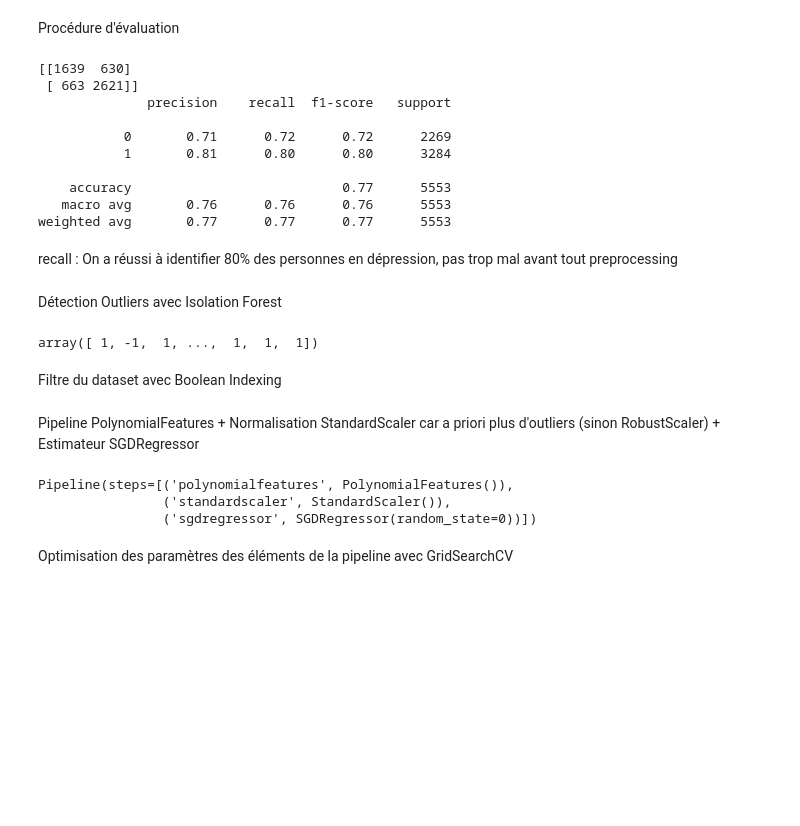
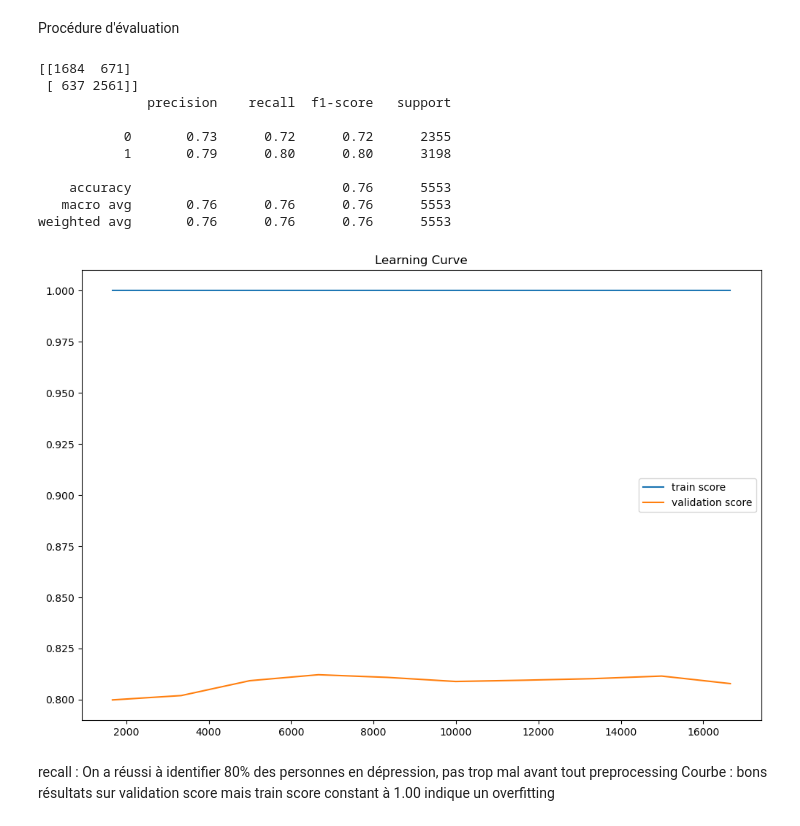
Before and after one commit to Nemios/DataTrek, a Jupyter notebook: DataTrek.ipynb, the cells around one changed output. Drawn from its saved outputs; the diff is of its cells as text; code cells hidden in the pictures; blank space fills up the shorter version.

```diff
--- a/DataTrek.ipynb
+++ b/DataTrek.ipynb
@@ -444,55 +476,74 @@ X_encoded.head()
 Train Test Split
 # %%
 from sklearn.model_selection import train_test_split
-X_train, X_test, y_train, y_test = train_test_split(X_encoded,y,test_size=0.2)
+
+# on fait un split pour l'encodage onehot car c'est celui qu'on utilisera ensuite
+
+
+
+X_train, X_test, y_train, y_test = train_test_split(X_onehot_encoded, y, test_size=0.2)
 # %% [markdown]
 3. Modélisation : premier modèle rapide, Decision Tree
 # %%
 from sklearn.tree import DecisionTreeClassifier
-model = DecisionTreeClassifier(random_state=0)
+
+
+
+model1 = DecisionTreeClassifier(random_state=0)
+
+
 # random_state tres important car garantit que l'on va évaluer les différents modèles de la même façon par rapport à l'aléatoire
 # %% [markdown]
 Procédure d'évaluation
 # %%
 from sklearn.metrics import f1_score, confusion_matrix, classification_report
+
+
 # f1_score permet de déterminer faux-positifs, faux-négatifs, etc
+
+
 from sklearn.model_selection import learning_curve
+
+
 # permet de comprendre si le modele est en overfitting ou en underfitting
 
+
+
 def evaluation(model):
+
     model.fit(X_train, y_train)
+
     ypred = model.predict(X_test)
 
     print(confusion_matrix(y_test, ypred))
+
     print(classification_report(y_test, ypred))
 
-    N, train_score, val_score = learning_curve(model, X_train, y_train, cv=4, scoring="f1",train_sizes=np.linspace(0.1,1,10))
+    N, train_score, val_score = learning_curve(
+        model, X_train, y_train, cv=4, scoring="f1", train_sizes=np.linspace(0.1, 1, 10)
+    )
 
-    plt.figure(figsize=(12,8))
+    plt.figure(figsize=(12, 8))
+
     plt.plot(N, train_score.mean(axis=1), label="train score")
+
+    plt.plot(N, val_score.mean(axis=1), label="validation score")
+    plt.title("Learning Curve")
+    plt.legend()
 # %%
-evaluation(model)
+evaluation(model1)
 # %% [output]
-[[1639  630]
- [ 663 2621]]
+[[1684  671]
+ [ 637 2561]]
               precision    recall  f1-score   support
 
-           0       0.71      0.72      0.72      2269
-           1       0.81      0.80      0.80      3284
+           0       0.73      0.72      0.72      2355
+           1       0.79      0.80      0.80      3198
 
-    accuracy                           0.77      5553
+    accuracy                           0.76      5553
    macro avg       0.76      0.76      0.76      5553
-weighted avg       0.77      0.77      0.77      5553
+weighted avg       0.76      0.76      0.76      5553
+[figure, added]
 # %% [markdown]
 recall : On a réussi à identifier 80% des personnes en dépression, pas trop mal avant tout preprocessing
+Courbe : bons résultats sur validation score mais train score constant à 1.00 indique un overfitting
-# %% [markdown]
-Détection Outliers avec Isolation Forest
-# %%
-from sklearn.ensemble import IsolationForest
-model = IsolationForest(random_state=0, contamination=0.01)
-model.fit(X_encoded)
-model.predict(X_encoded) # tableau de -1 (anomalie) et de 1 (anomalie)
-# %% [output]
-array([ 1, -1,  1, ...,  1,  1,  1])
-# %% [markdown]
-Filtre du dataset avec Boolean Indexing
@@ -502,16 +549,0 @@ model = model.predict(X_encoded) == 1
-# %% [markdown]
-Pipeline PolynomialFeatures + Normalisation StandardScaler car a priori plus d'outliers (sinon RobustScaler) + Estimateur SGDRegressor
-# %%
-from sklearn.pipeline import make_pipeline
-from sklearn.preprocessing import PolynomialFeatures
-from sklearn.preprocessing import StandardScaler
-from sklearn.linear_model import SGDRegressor
-
-model = make_pipeline(PolynomialFeatures(), StandardScaler(), SGDRegressor(random_state=0))
-model
-# %% [output]
-Pipeline(steps=[('polynomialfeatures', PolynomialFeatures()),
-                ('standardscaler', StandardScaler()),
-                ('sgdregressor', SGDRegressor(random_state=0))])
-# %% [markdown]
-Optimisation des paramètres des éléments de la pipeline avec GridSearchCV
```
Also changed, not shown: parts of 26 cells of this notebook.
